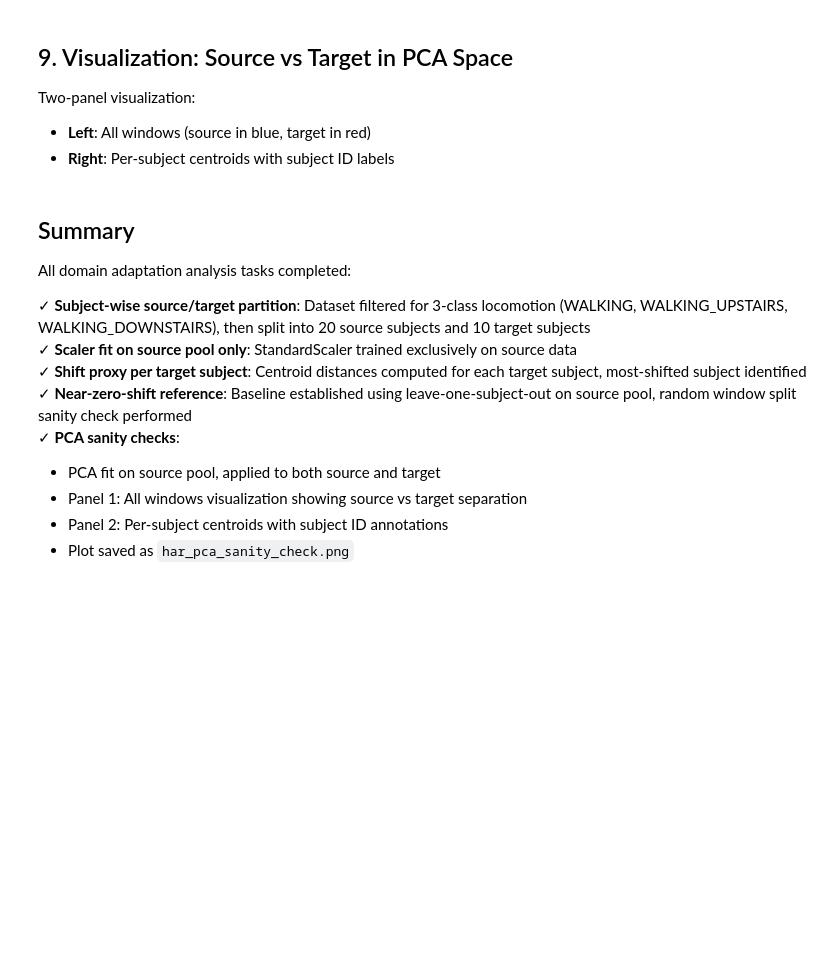
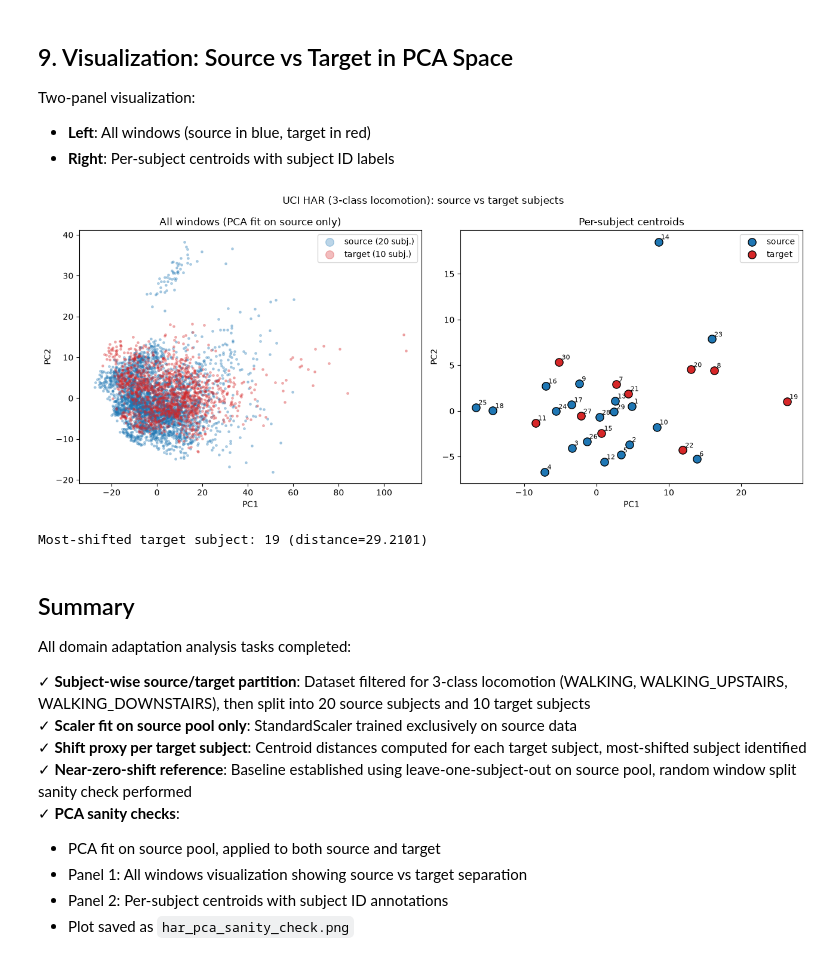
Before and after one commit to RiccardoSamaritan/BayesianExoAdaptation, a Jupyter notebook: notebooks/loader.ipynb, the cells around one changed output. Cells and saved outputs as stored; diff of their text form; code cells hidden in the pictures; blank space fills up the shorter version.

```diff
--- a/notebooks/loader.ipynb
+++ b/notebooks/loader.ipynb
@@ -188,38 +273,36 @@ axes[0].set_ylabel("PC2")
 # Panel 2: Per-subject centroids with annotations
 # Source subject centroids
 for sid in split.source_subjects:
     mask = split.subject_id_source == sid
     c = pc_source[mask].mean(axis=0)
     axes[1].scatter(*c, s=90, c="tab:blue", edgecolors="k")
     axes[1].annotate(str(int(sid)), c, fontsize=8, xytext=(3, 3), textcoords="offset points")
 
 # Target subject centroids
 for sid in split.target_subjects:
     mask = ds_target.subject_id == sid
     c = pc_target[mask].mean(axis=0)
     axes[1].scatter(*c, s=90, c="tab:red", edgecolors="k")
     axes[1].annotate(str(int(sid)), c, fontsize=8, xytext=(3, 3), textcoords="offset points")
 
 # Legend
 axes[1].scatter([], [], c="tab:blue", s=90, edgecolors="k", label="source")
 axes[1].scatter([], [], c="tab:red", s=90, edgecolors="k", label="target")
 axes[1].set_title("Per-subject centroids")
 axes[1].legend()
 axes[1].set_xlabel("PC1")
 axes[1].set_ylabel("PC2")
 
 fig.suptitle("UCI HAR (3-class locomotion): source vs target subjects", fontsize=12)
 fig.tight_layout()
 
-# Save plot
-out_path = "../har_pca_sanity_check.png"
-fig.savefig(out_path, dpi=130)
-print(f"Saved {out_path}")
-
 plt.show()
 
 print()
 print(f"Most-shifted target subject: {hardest} (distance={target_shifts[hardest]:.4f})")
+# %% [output]
+[figure, added]
+Most-shifted target subject: 19 (distance=29.2101)
 # %% [markdown]
 ## Summary
 
```
Also changed, not shown: parts of 8 cells of this notebook, 4 other files.
